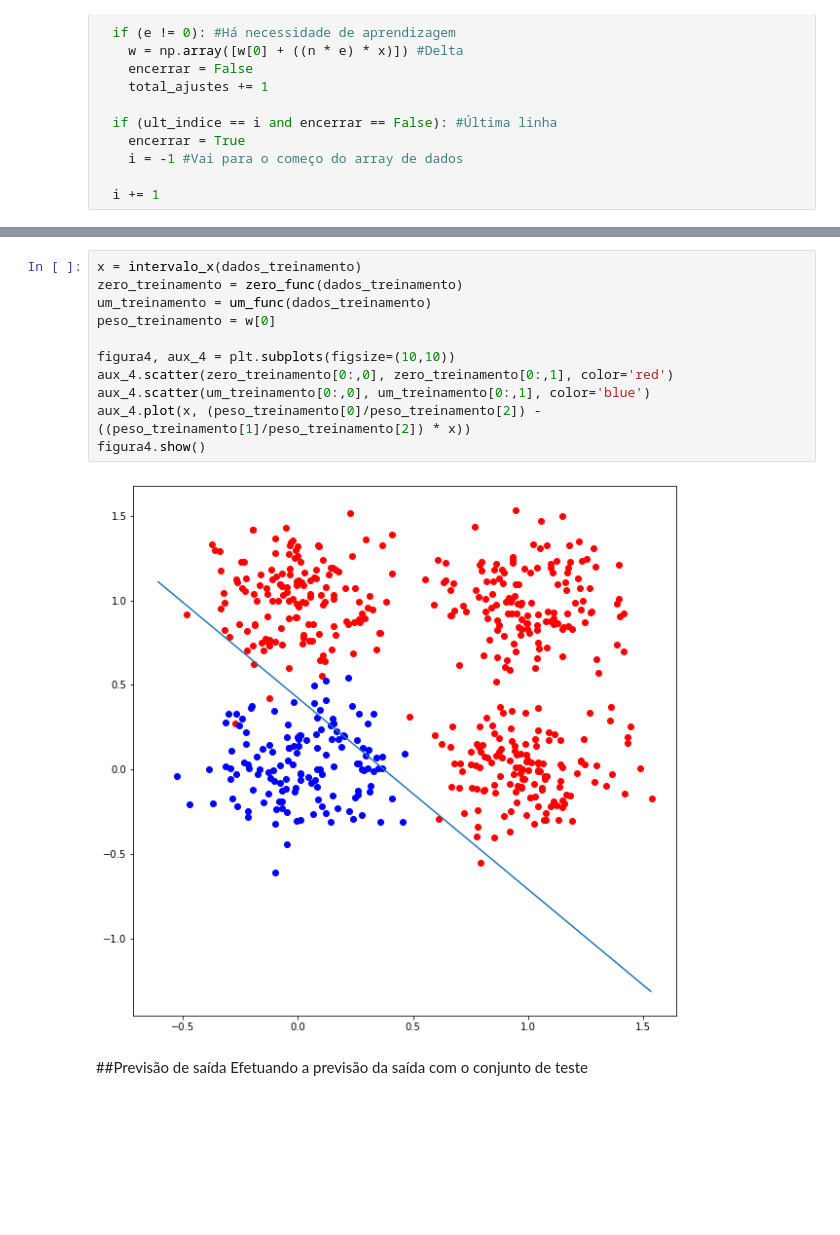
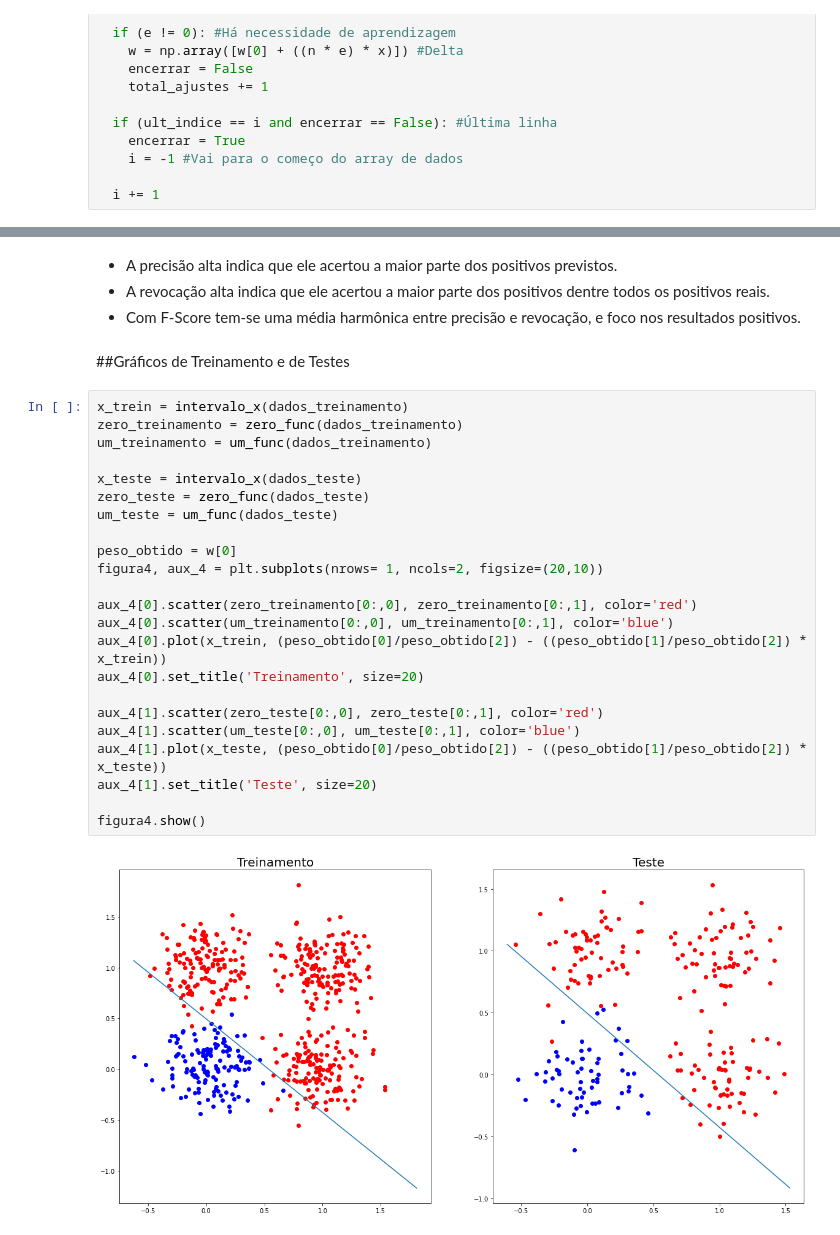
Before and after one commit to danilo-uea/PP2-2020-1, a Jupyter notebook: Projeto_prático_2.ipynb, the cells around one changed output, grey strips where cells are left out. Saved outputs shown, nothing was run; the diff lists cells and outputs as text; blank space fills up the shorter version.

```diff
--- a/Projeto_prático_2.ipynb
+++ b/Projeto_prático_2.ipynb
@@ -362,16 +458,31 @@ Reta obtida em função dos pesos gerados pelo algoritmo perceptron
+# %% [markdown]
+* A precisão alta indica que ele acertou a maior parte dos positivos previstos.
+* A revocação alta indica que ele acertou a maior parte dos positivos dentre todos os positivos reais.
+* Com F-Score tem-se uma média harmônica entre precisão e revocação, e foco nos resultados positivos.
+# %% [markdown]
+##Gráficos de Treinamento e de Testes
 # %%
-x = intervalo_x(dados_treinamento)
+x_trein = intervalo_x(dados_treinamento)
 zero_treinamento = zero_func(dados_treinamento)
 um_treinamento = um_func(dados_treinamento)
-peso_treinamento = w[0]
 
-figura4, aux_4 = plt.subplots(figsize=(10,10))
-aux_4.scatter(zero_treinamento[0:,0], zero_treinamento[0:,1], color='red')
-aux_4.scatter(um_treinamento[0:,0], um_treinamento[0:,1], color='blue')
-aux_4.plot(x, (peso_treinamento[0]/peso_treinamento[2]) - ((peso_treinamento[1]/peso_treinamento[2]) * x))
+x_teste = intervalo_x(dados_teste)
+zero_teste = zero_func(dados_teste)
+um_teste = um_func(dados_teste)
+
+peso_obtido = w[0]
+figura4, aux_4 = plt.subplots(nrows= 1, ncols=2, figsize=(20,10))
+
+aux_4[0].scatter(zero_treinamento[0:,0], zero_treinamento[0:,1], color='red')
+aux_4[0].scatter(um_treinamento[0:,0], um_treinamento[0:,1], color='blue')
+aux_4[0].plot(x_trein, (peso_obtido[0]/peso_obtido[2]) - ((peso_obtido[1]/peso_obtido[2]) * x_trein))
+aux_4[0].set_title('Treinamento', size=20)
+
+aux_4[1].scatter(zero_teste[0:,0], zero_teste[0:,1], color='red')
+aux_4[1].scatter(um_teste[0:,0], um_teste[0:,1], color='blue')
+aux_4[1].plot(x_teste, (peso_obtido[0]/peso_obtido[2]) - ((peso_obtido[1]/peso_obtido[2]) * x_teste))
+aux_4[1].set_title('Teste', size=20)
+
 figura4.show()
 # %% [output]
-[figure, old version]
+[figure, new version]
-# %% [markdown]
-##Previsão de saída
-Efetuando a previsão da saída com o conjunto de teste
```
Also changed, not shown: parts of 16 cells of this notebook.
